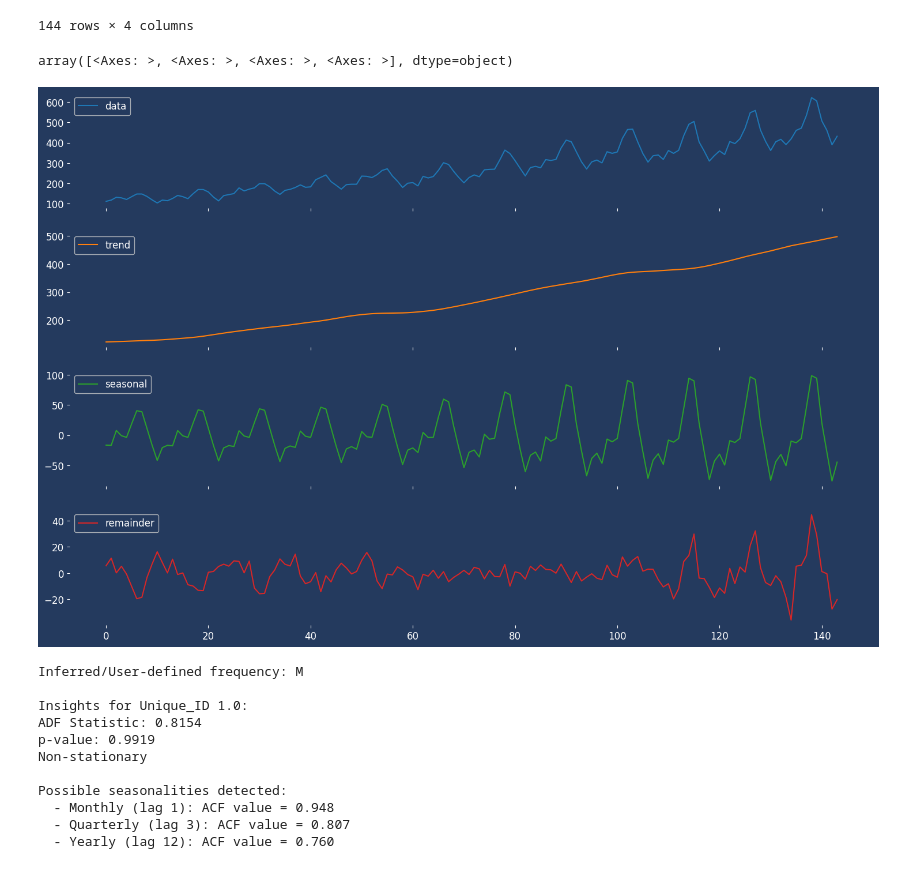
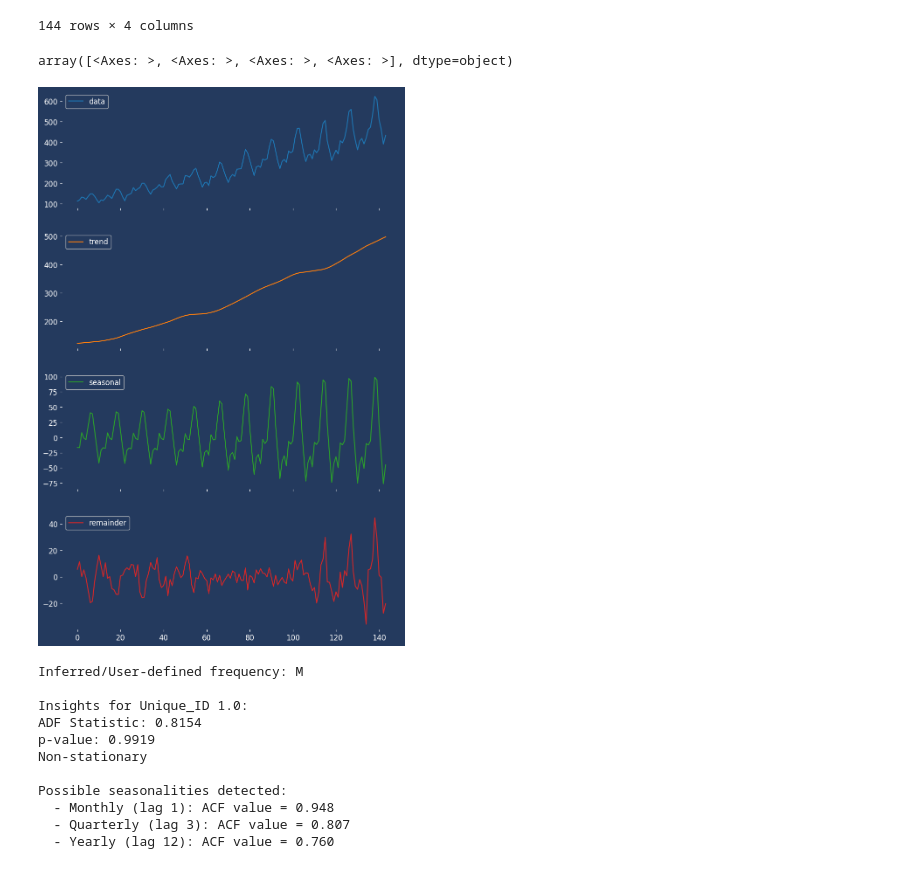
Before and after one commit to wesstone12/tool-kit, a Jupyter notebook: eda.ipynb, the cells around one changed output. Cells and saved outputs as stored; diff of their text form; code cells hidden in the pictures.

```diff
--- a/eda.ipynb
+++ b/eda.ipynb
@@ -186,10 +186,10 @@ result
 | 143 | 432.0 | 497.063565 | -44.788086 | -20.275478 |
 144 rows × 4 columns
 # %%
-sf.fitted_[0,0].model_.plot(subplots = True, figsize=(18, 12))
+sf.fitted_[0,0].model_.plot(subplots = True, figsize=(10, 16))
 # %% [output]
 array([<Axes: >, <Axes: >, <Axes: >, <Axes: >], dtype=object)
-[figure, old version]
+[figure, new version]
 # %%
 import pandas as pd
 import numpy as np
```
Also changed, not shown: parts of 12 cells of this notebook, 7 other files.
